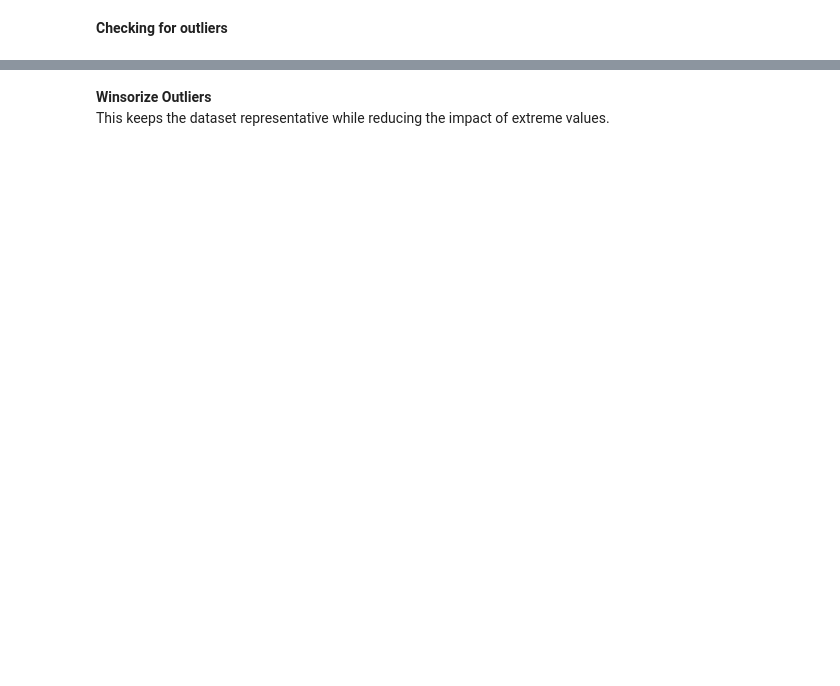
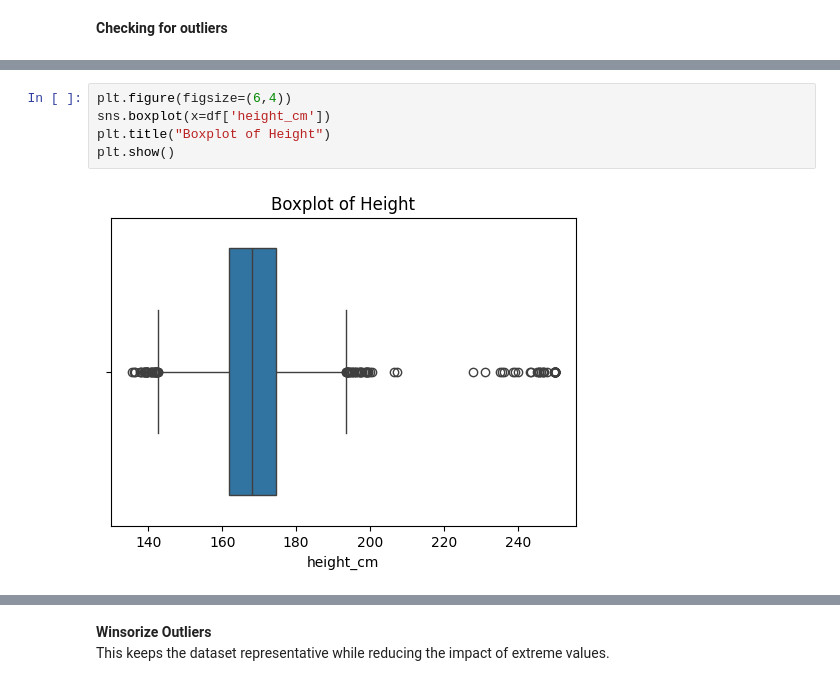
Before and after one commit to AlwangaJanet/Apparel-Size-Prediction-Using-Supervised-Learning, a Jupyter notebook: size_prediction.ipynb, the cells around one changed output, grey strips where cells are left out. Saved outputs shown, nothing was run; the diff lists cells and outputs as text; blank space fills up the shorter version.

```diff
--- a/size_prediction.ipynb
+++ b/size_prediction.ipynb
@@ -141,0 +117,7 @@ for col in numerical_cols:
+# %%
+plt.figure(figsize=(6,4))
+sns.boxplot(x=df['height_cm'])
+plt.title("Boxplot of Height")
+plt.show()
+# %% [output]
+[figure, added]
```
Also changed, not shown: parts of 46 cells of this notebook.
